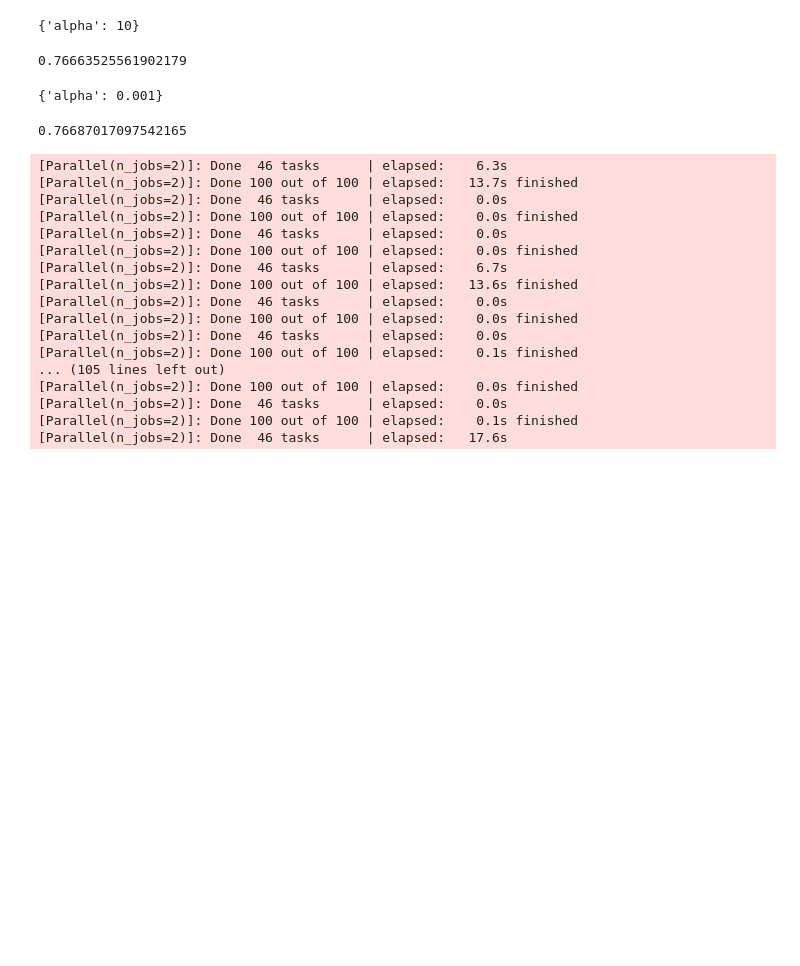
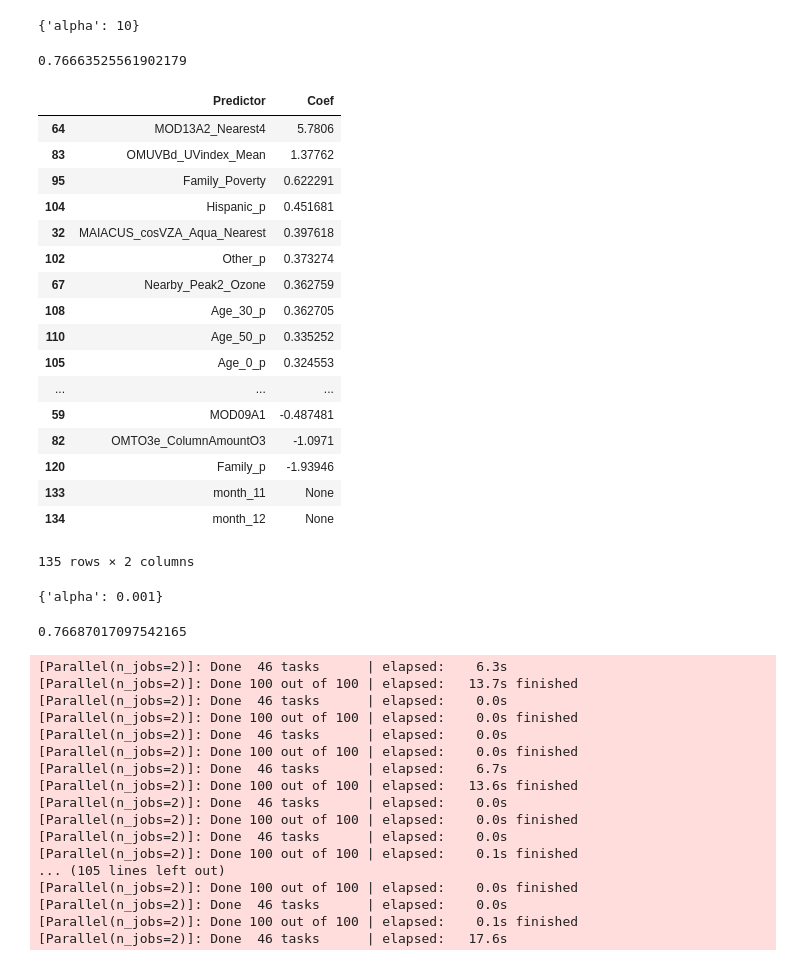
Before and after one commit to chase130101/airpred, a Jupyter notebook: modeling/chris_modeling_rfImp_1.ipynb, the cells around one changed output. Saved outputs shown, nothing was run; the diff lists cells and outputs as text; code cells hidden in the pictures; blank space fills up the shorter version.

Commit message:
adding notes, scores, updated stuff for modeling insights

```diff
--- a/modeling/chris_modeling_rfImp_1.ipynb
+++ b/modeling/chris_modeling_rfImp_1.ipynb
@@ -49,6 +49,32 @@ test_r2_ridge
 # %% [output]
 {'alpha': 10}
 0.76663525561902179
+# %%
+# get ridge coefficients
+ridge = sklearn.linear_model.Ridge(alpha = 10, random_state = 1)
+ridge.fit(sensor_census_imp_train_x_stand, sensor_census_imp_train_y.values)
+ridge_coefs = pd.DataFrame([sensor_census_imp_train.columns, ridge.coef_]).transpose()
+ridge_coefs.columns = ['Predictor', 'Coef']
+ridge_coefs.sort_values(['Coef'], axis = 0, ascending = False)
+# %% [output]
+|  | Predictor | Coef |
+| 64 | MOD13A2_Nearest4 | 5.7806 |
+| 83 | OMUVBd_UVindex_Mean | 1.37762 |
+| 95 | Family_Poverty | 0.622291 |
+| 104 | Hispanic_p | 0.451681 |
+| 32 | MAIACUS_cosVZA_Aqua_Nearest | 0.397618 |
+| 102 | Other_p | 0.373274 |
+| 67 | Nearby_Peak2_Ozone | 0.362759 |
+| 108 | Age_30_p | 0.362705 |
+| 110 | Age_50_p | 0.335252 |
+| 105 | Age_0_p | 0.324553 |
+| ... | ... | ... |
+| 59 | MOD09A1 | -0.487481 |
+| 82 | OMTO3e_ColumnAmountO3 | -1.0971 |
+| 120 | Family_p | -1.93946 |
+| 133 | month_11 | None |
+| 134 | month_12 | None |
+135 rows × 2 columns
 # %%
 # lasso tuning
 lasso = sklearn.linear_model.Lasso(random_state = 1, tol = 1e-3, max_iter = 5000)
```
Also changed, not shown: parts of 5 cells of this notebook, 2 other files.
